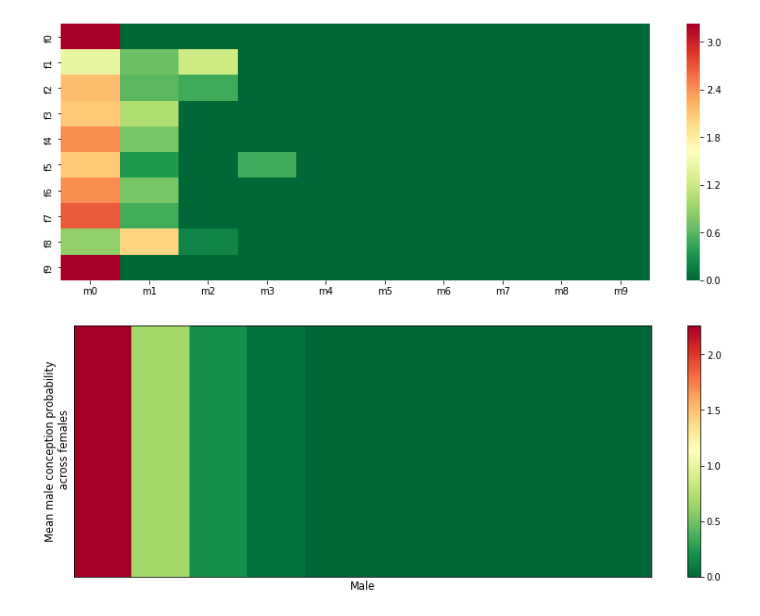
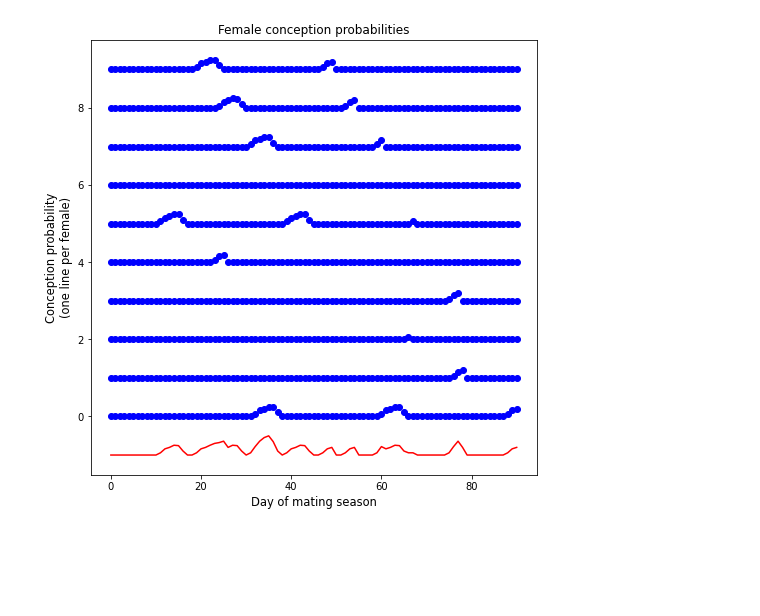
Before and after one commit to kevinrosenfield/FertilitySignalsABM, a Jupyter notebook: pymate_tests.ipynb, the cells around one changed output. Drawn from its saved outputs; the diff is of its cells as text; code cells hidden in the pictures; blank space fills up the shorter version.

Commit message:
add pymate_gui

```diff
--- a/pymate_tests.ipynb
+++ b/pymate_tests.ipynb
@@ -6,6 +6,6 @@ import matplotlib.pyplot as plt
 pymate = importlib.reload(pymate)
 # %%
-pymate.seasonality = 0.0
+pymate.seasonality = 1.0
 pymate.number_generations = 1000
 pymate.number_females = 10
 pymate.number_males = 10
@@ -71,6 +14,9 @@ model.groups[0].mating_df
-# %%
-model.groups[0].go_one_mating_season()
-fig2 = model.groups[0].plot_fertile_mating_success()
-# %% [output]
-[figure, removed]
-[figure, removed]
+# %%
+pymate.seasonality = 0.8
+pymate.fixed_number_of_cycles = False
+
+model = pymate.population()
+model.groups[0].go_one_mating_season()
+model.groups[0].plot_conception_probabilities((8,8))
+# %% [output]
+[figure, added]
```
Also changed, not shown: parts of 14 cells of this notebook, 1 other file.
